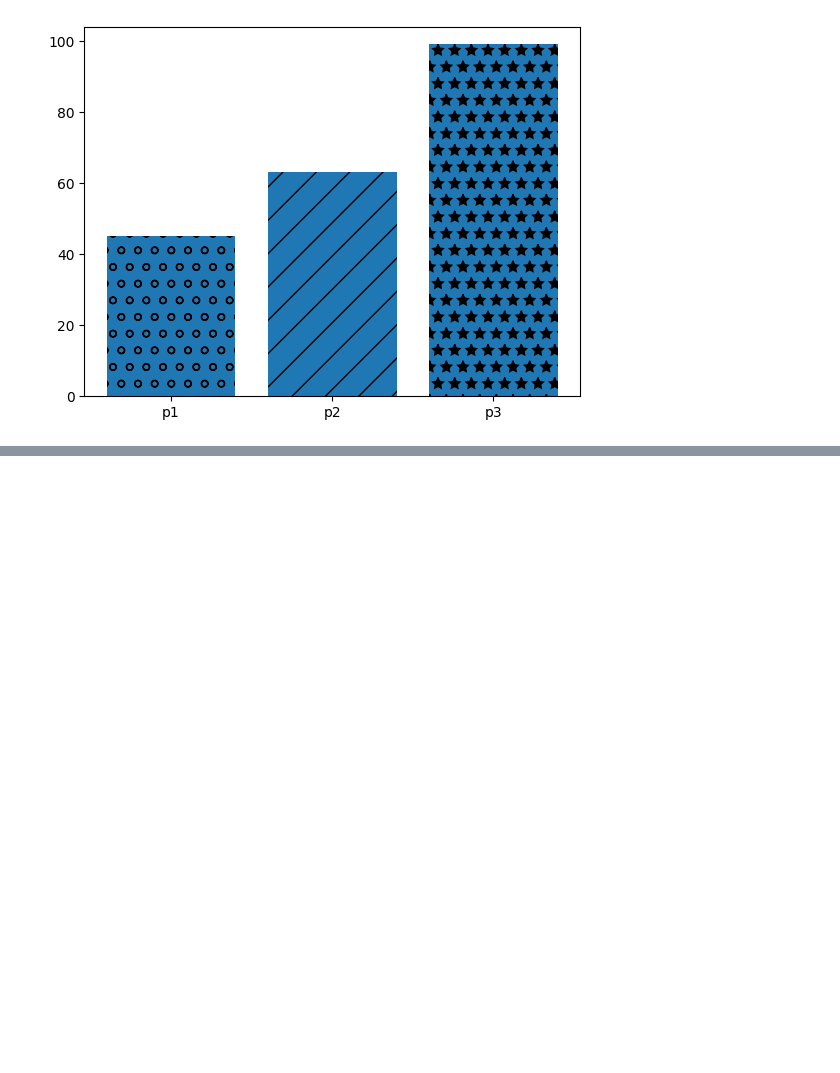
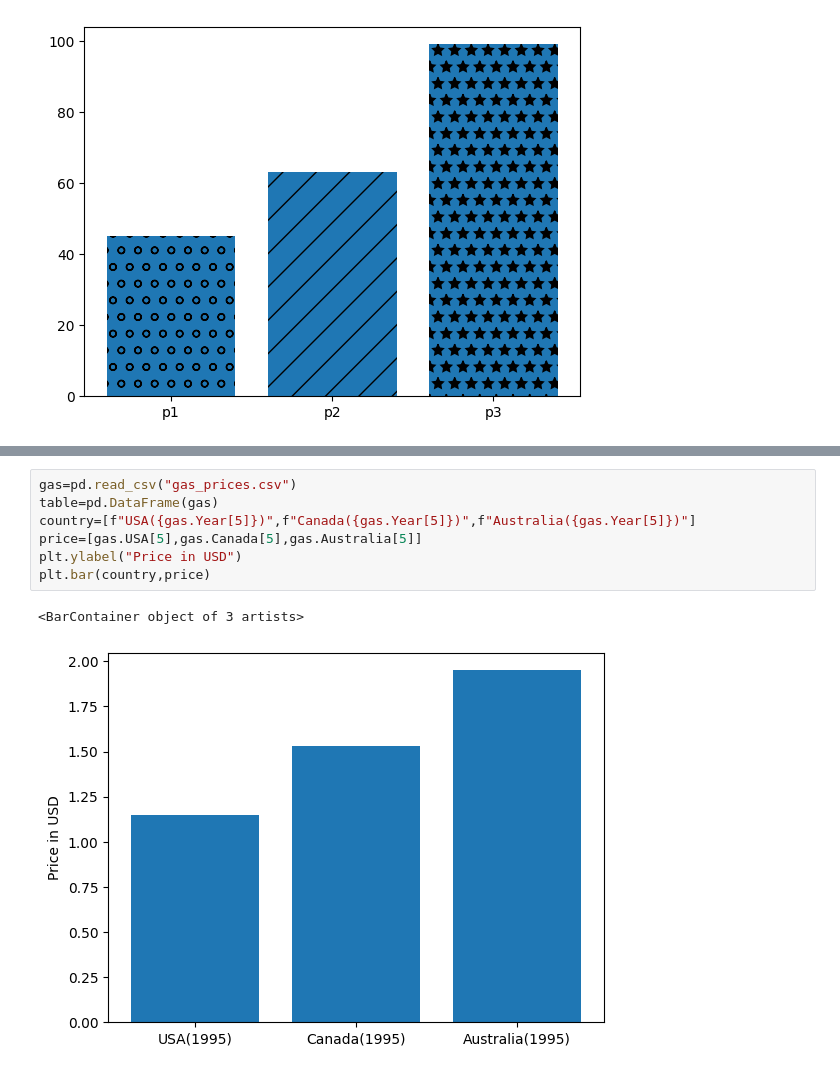
Before and after one commit to MuhammadHammads22/MACHINE-LEARNINIG, a Jupyter notebook: machine learning/matplotlib/basics.ipynb, the cells around one changed output, grey strips where cells are left out. Drawn from its saved outputs; the diff is of its cells as text; blank space fills up the shorter version.

```diff
--- a/machine learning/matplotlib/basics.ipynb
+++ b/machine learning/matplotlib/basics.ipynb
@@ -50,0 +78,10 @@ bar1[2].set_hatch('*')
+# %%
+gas=pd.read_csv("gas_prices.csv")
+table=pd.DataFrame(gas)
+country=[f"USA({gas.Year[5]})",f"Canada({gas.Year[5]})",f"Australia({gas.Year[5]})"]
+price=[gas.USA[5],gas.Canada[5],gas.Australia[5]]
+plt.ylabel("Price in USD")
+plt.bar(country,price)
+# %% [output]
+<BarContainer object of 3 artists>
+[figure, added]
```
Also changed, not shown: parts of 4 cells of this notebook.
